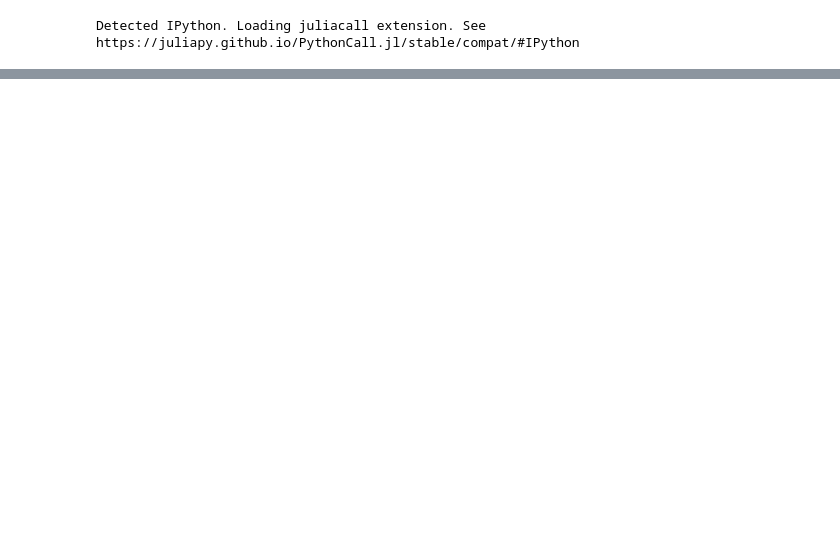
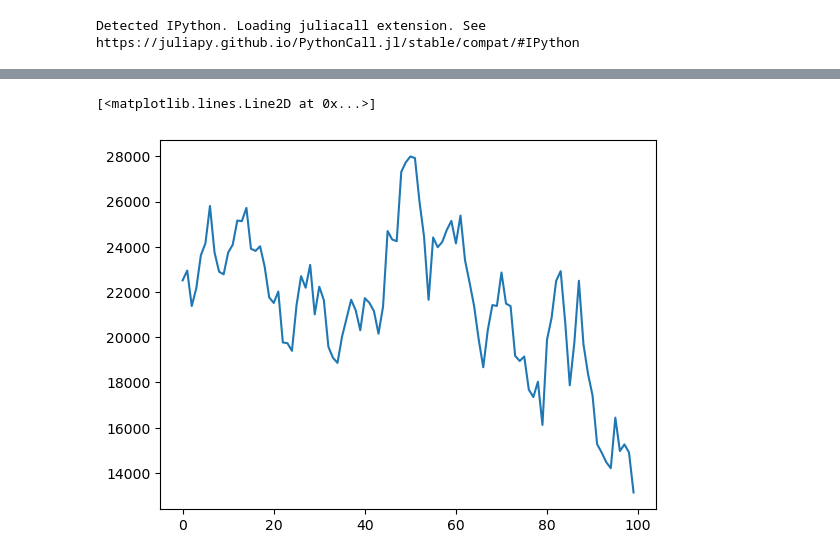
Before and after one commit to GongJr0/MacroSim, a Jupyter notebook: test.ipynb, the cells around one changed output, grey strips where cells are left out. Drawn from its saved outputs; the diff is of its cells as text; code cells hidden in the pictures; blank space fills up the shorter version.

```diff
--- a/test.ipynb
+++ b/test.ipynb
@@ -113,0 +100,11 @@ PySRFunction(X=>(LES1252881600Q - 130.33737)*(CIVPART*(-1.3052098) + CORESTICKM1
+# %%
+engine = SimEngine(
+    eq=eqsr.eq,
+    init_params={
+        'NETEXP': (-500, lambda x: x),
+        'CIVPART': (70, lambda x: x),
+        'RWAGE': (400, lambda x: x*1.01),
+        'POPGROWTH': (1, lambda x: x*1.02),
+        'CPI': (4, lambda x: x)
+    }
+)
@@ -113,0 +130,5 @@ PySRFunction(X=>(LES1252881600Q - 130.33737)*(CIVPART*(-1.3052098) + CORESTICKM1
+# %%
+plt.plot(engine.get_history()['output'])
+# %% [output]
+[<matplotlib.lines.Line2D at 0x...>]
+[figure, added]
```
Also changed, not shown: parts of 12 cells of this notebook, 6 other files.
